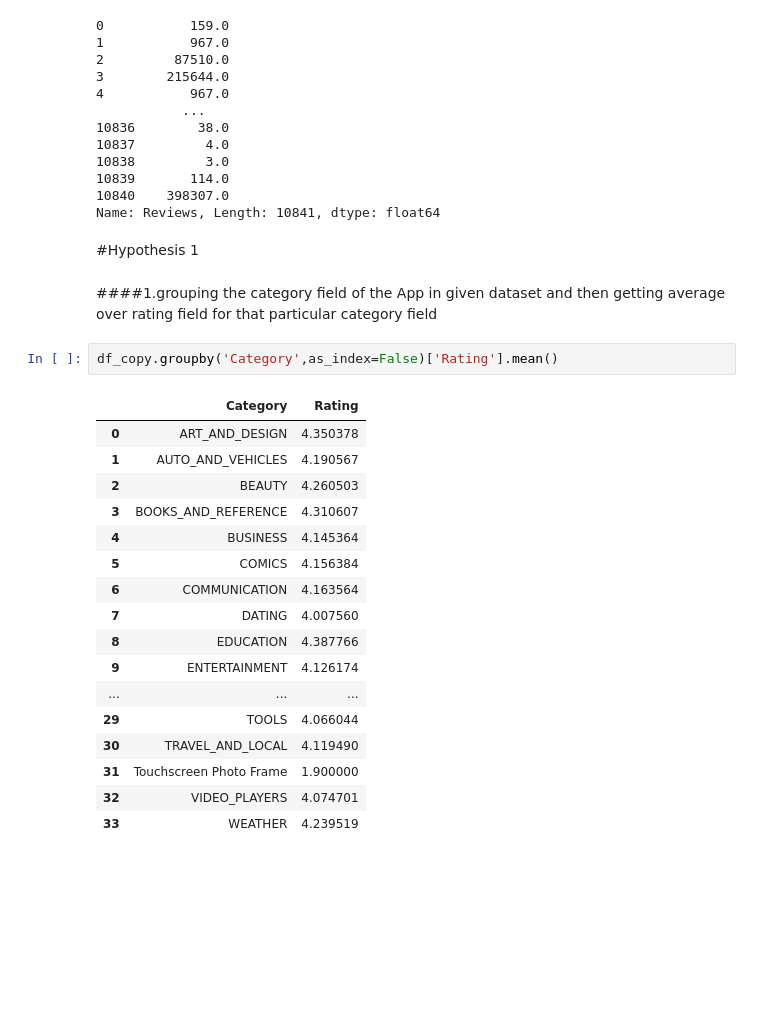
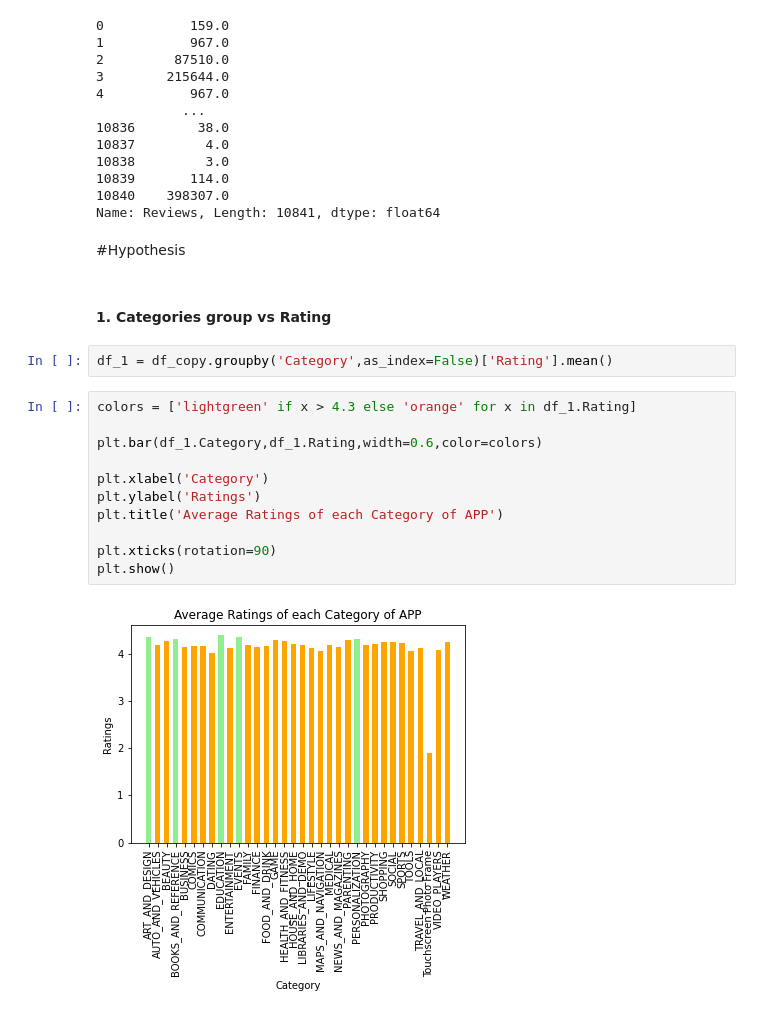
Before and after one commit to Rajashekar-Anumalla/PlayStoreAppReview_DataWrangling, a Jupyter notebook: Play_Store_App_Review_Analysis_Capstone_Project.ipynb, the cells around one changed output. Saved outputs shown, nothing was run; the diff lists cells and outputs as text; blank space fills up the shorter version.

```diff
--- a/Play_Store_App_Review_Analysis_Capstone_Project.ipynb
+++ b/Play_Store_App_Review_Analysis_Capstone_Project.ipynb
@@ -258,26 +258,21 @@ df_copy['Reviews']
 10840    398307.0
 Name: Reviews, Length: 10841, dtype: float64
 # %% [markdown]
-#Hypothesis 1
+#Hypothesis
-# %% [markdown]
-####1.grouping the category field of the App in given dataset and then getting average over rating field for that particular category field
+# %% [markdown]
+#### 1. Categories group vs Rating
 # %%
-df_copy.groupby('Category',as_index=False)['Rating'].mean()
+df_1 = df_copy.groupby('Category',as_index=False)['Rating'].mean()
-# %% [output]
-|  | Category | Rating |
-| 0 | ART_AND_DESIGN | 4.350378 |
-| 1 | AUTO_AND_VEHICLES | 4.190567 |
-| 2 | BEAUTY | 4.260503 |
-| 3 | BOOKS_AND_REFERENCE | 4.310607 |
-| 4 | BUSINESS | 4.145364 |
-| 5 | COMICS | 4.156384 |
-| 6 | COMMUNICATION | 4.163564 |
-| 7 | DATING | 4.007560 |
-| 8 | EDUCATION | 4.387766 |
-| 9 | ENTERTAINMENT | 4.126174 |
-| ... | ... | ... |
-| 29 | TOOLS | 4.066044 |
-| 30 | TRAVEL_AND_LOCAL | 4.119490 |
-| 31 | Touchscreen Photo Frame | 1.900000 |
-| 32 | VIDEO_PLAYERS | 4.074701 |
-| 33 | WEATHER | 4.239519 |
+# %%
+colors = ['lightgreen' if x > 4.3 else 'orange' for x in df_1.Rating]
+
+plt.bar(df_1.Category,df_1.Rating,width=0.6,color=colors)
+
+plt.xlabel('Category')
+plt.ylabel('Ratings')
+plt.title('Average Ratings of each Category of APP')
+
+plt.xticks(rotation=90)
+plt.show()
+# %% [output]
+[figure, added]
```
Also changed, not shown: parts of 8 cells of this notebook.
